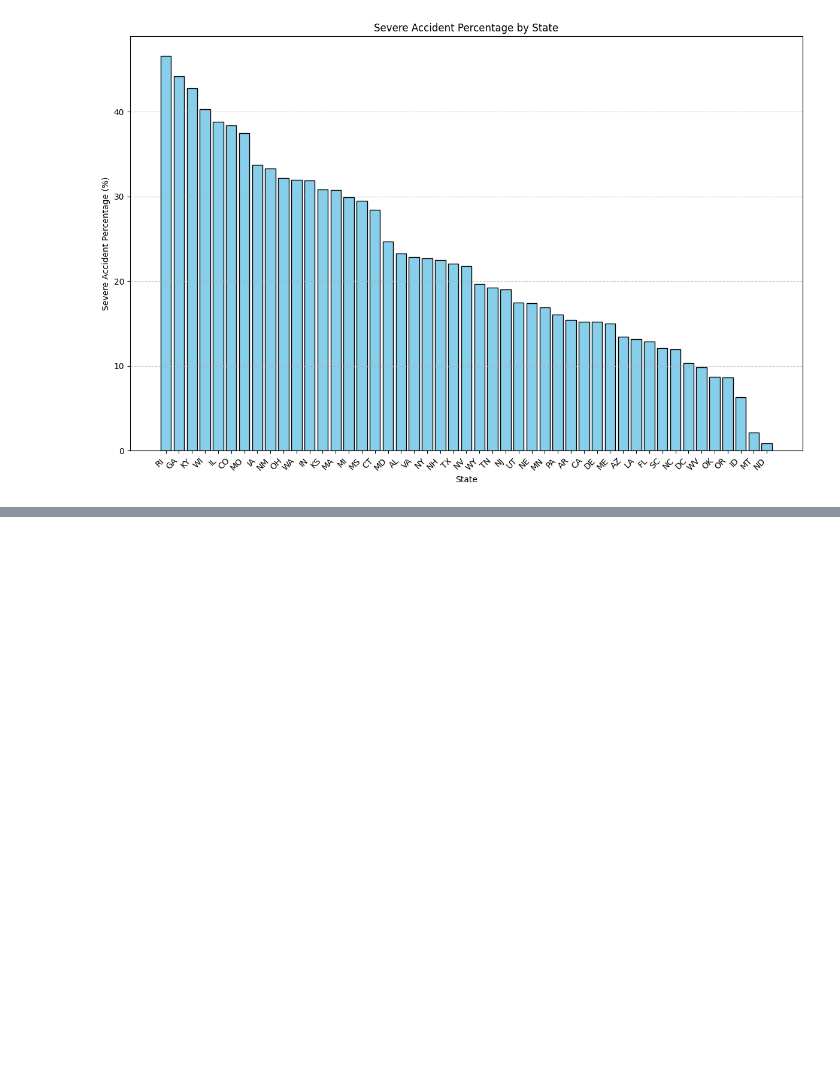
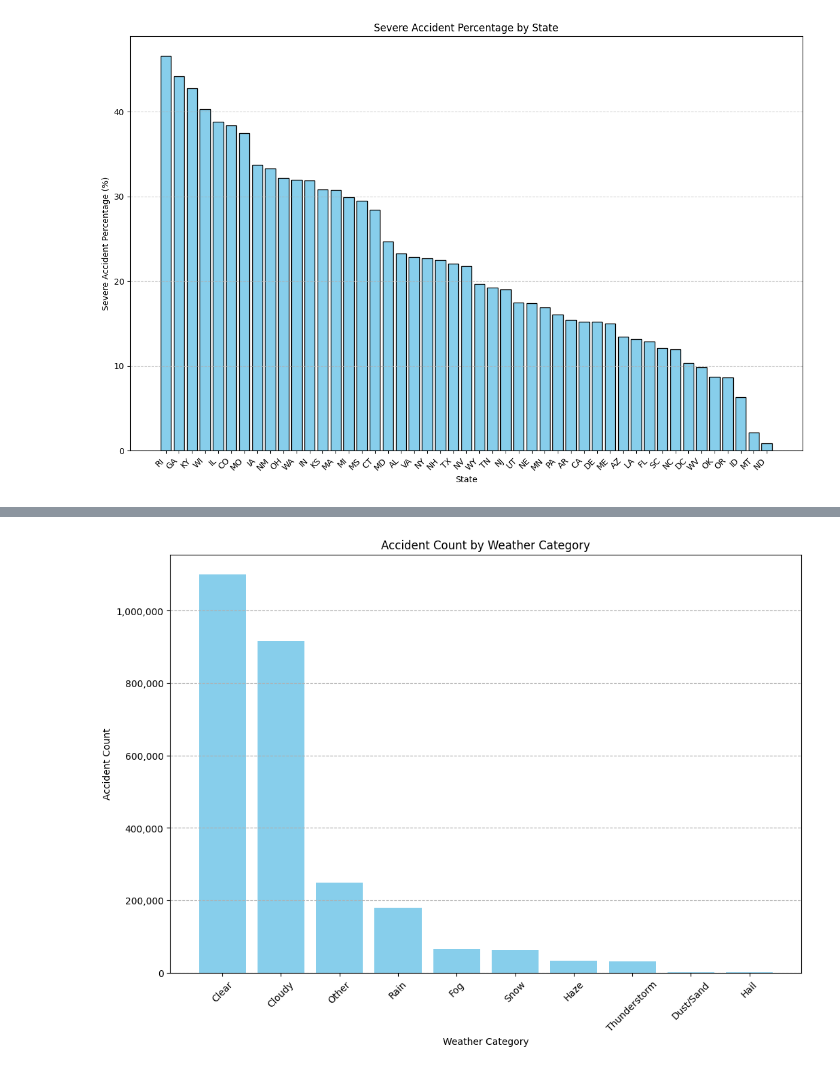
Before and after one commit to bartoszwalk/CSC-1109-FinalAssignment, a Jupyter notebook: visualisations.ipynb, the cells around one changed output, grey strips where cells are left out. Saved outputs shown, nothing was run; the diff lists cells and outputs as text; code cells hidden in the pictures; blank space fills up the shorter version.

Commit message:
Add severtiy by time and weather conditions

```diff
--- a/visualisations.ipynb
+++ b/visualisations.ipynb
@@ -125,0 +129,4 @@ fig.show()
+# %%
+weather_analysis_path = 'results/weather_time_analysis/weather_time_analysis.csv'
+weather = pd.read_csv(weather_analysis_path)
+weather.head()
@@ -125,0 +140,12 @@ fig.show()
+# %%
+weather = weather.sort_values('accident_count', ascending=False)
+plt.figure(figsize=(12, 8))
+plt.bar(weather['weather_category'], weather['accident_count'], color='skyblue')
+plt.gca().yaxis.set_major_formatter(mticker.StrMethodFormatter('{x:,.0f}'))
+plt.xlabel('Weather Category')
+plt.ylabel('Accident Count')
+plt.title('Accident Count by Weather Category')
+plt.xticks(rotation=45)
+plt.grid(axis='y', linestyle='--')
+# %% [output]
+[figure, added]
```
Also changed, not shown: parts of 6 cells of this notebook, 3 other files.
